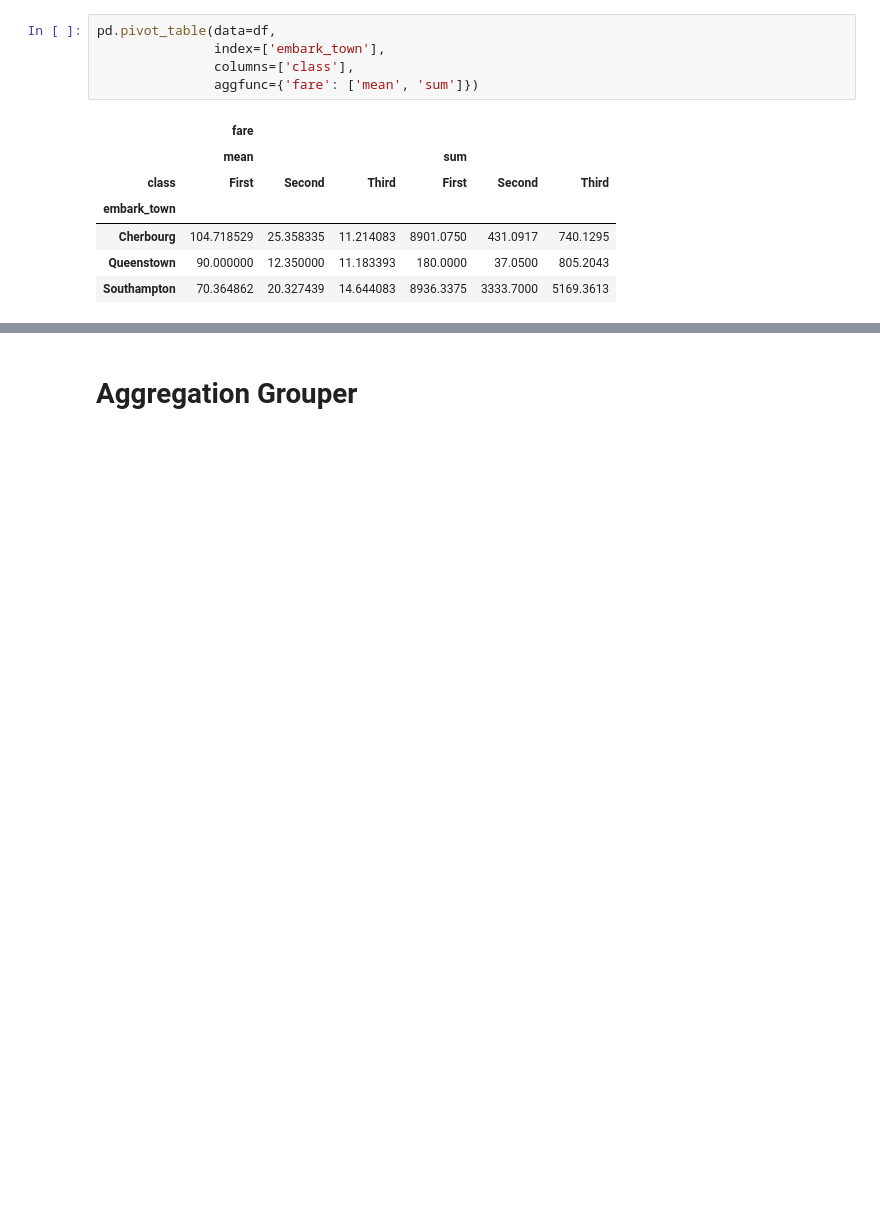
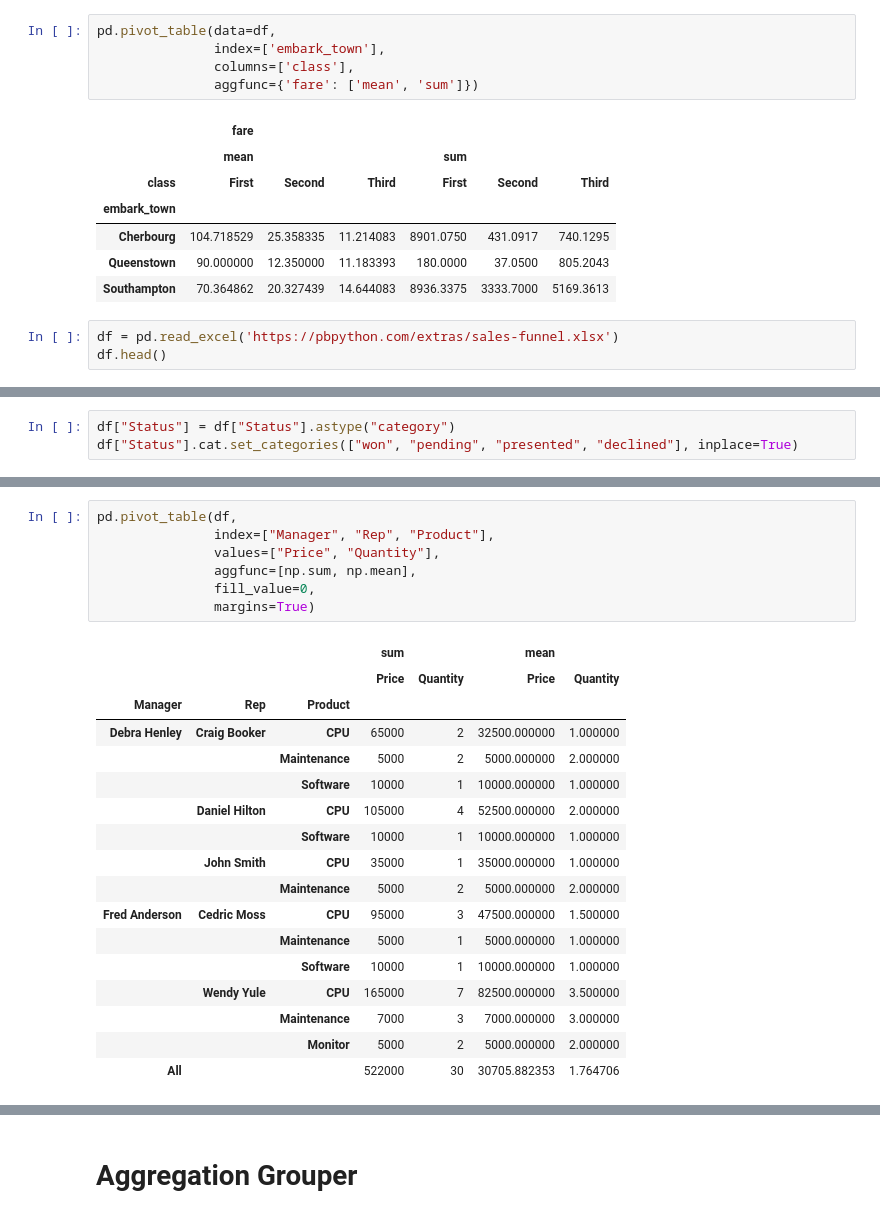
Before and after one commit to polaroidz/polaroidz, a Jupyter notebook: Pandas_Handbook.ipynb, the cells around one changed output, grey strips where cells are left out. Saved outputs shown, nothing was run; the diff lists cells and outputs as text; blank space fills up the shorter version.

```diff
--- a/Pandas_Handbook.ipynb
+++ b/Pandas_Handbook.ipynb
@@ -311,3 +314,6 @@ pd.pivot_table(data=df,
 | Cherbourg | 104.718529 | 25.358335 | 11.214083 | 8901.0750 | 431.0917 | 740.1295 |
 | Queenstown | 90.000000 | 12.350000 | 11.183393 | 180.0000 | 37.0500 | 805.2043 |
 | Southampton | 70.364862 | 20.327439 | 14.644083 | 8936.3375 | 3333.7000 | 5169.3613 |
+# %%
+df = pd.read_excel('https://pbpython.com/extras/sales-funnel.xlsx')
+df.head()
@@ -313,0 +327,3 @@ pd.pivot_table(data=df,
+# %%
+df["Status"] = df["Status"].astype("category")
+df["Status"].cat.set_categories(["won", "pending", "presented", "declined"], inplace=True)
@@ -313,0 +455,25 @@ pd.pivot_table(data=df,
+# %%
+pd.pivot_table(df,
+               index=["Manager", "Rep", "Product"],
+               values=["Price", "Quantity"],
+               aggfunc=[np.sum, np.mean],
+               fill_value=0,
+               margins=True)
+# %% [output]
+|  |  |  | sum |  | mean |  |
+|  |  |  | Price | Quantity | Price | Quantity |
+| Manager | Rep | Product |  |  |  |  |
+| Debra Henley | Craig Booker | CPU | 65000 | 2 | 32500.000000 | 1.000000 |
+|  |  | Maintenance | 5000 | 2 | 5000.000000 | 2.000000 |
+|  |  | Software | 10000 | 1 | 10000.000000 | 1.000000 |
+|  | Daniel Hilton | CPU | 105000 | 4 | 52500.000000 | 2.000000 |
+|  |  | Software | 10000 | 1 | 10000.000000 | 1.000000 |
+|  | John Smith | CPU | 35000 | 1 | 35000.000000 | 1.000000 |
+|  |  | Maintenance | 5000 | 2 | 5000.000000 | 2.000000 |
+| Fred Anderson | Cedric Moss | CPU | 95000 | 3 | 47500.000000 | 1.500000 |
+|  |  | Maintenance | 5000 | 1 | 5000.000000 | 1.000000 |
+|  |  | Software | 10000 | 1 | 10000.000000 | 1.000000 |
+|  | Wendy Yule | CPU | 165000 | 7 | 82500.000000 | 3.500000 |
+|  |  | Maintenance | 7000 | 3 | 7000.000000 | 3.000000 |
+|  |  | Monitor | 5000 | 2 | 5000.000000 | 2.000000 |
+| All |  |  | 522000 | 30 | 30705.882353 | 1.764706 |
```
Also changed, not shown: parts of 23 cells of this notebook.
